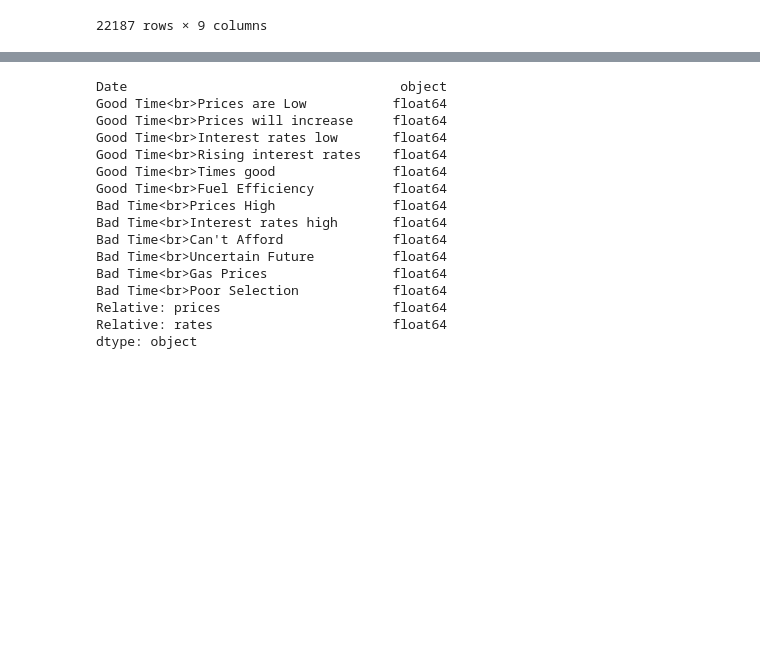
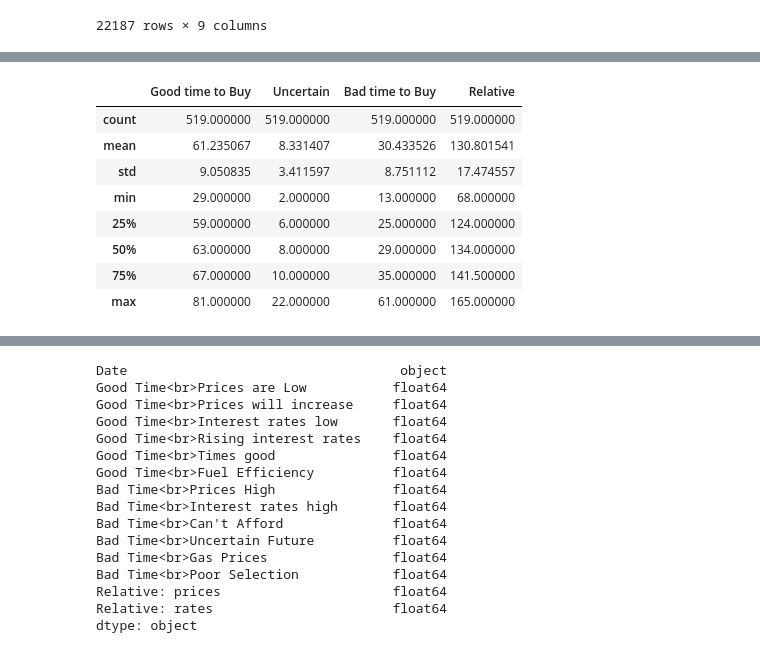
Before and after one commit to jacobdv/pantheon-of-eternity, a Jupyter notebook: Stock-Sentiment-Join.ipynb, the cells around one changed output, grey strips where cells are left out. Cells and saved outputs as stored; diff of their text form; code cells hidden in the pictures; blank space fills up the shorter version.

```diff
--- a/Stock-Sentiment-Join.ipynb
+++ b/Stock-Sentiment-Join.ipynb
@@ -50,3 +60,15 @@ auto_sentiment_df
+# %%
+auto_sentiment_df.describe()
+# %% [output]
+|  | Good time to Buy | Uncertain | Bad time to Buy | Relative |
+| count | 519.000000 | 519.000000 | 519.000000 | 519.000000 |
+| mean | 61.235067 | 8.331407 | 30.433526 | 130.801541 |
+| std | 9.050835 | 3.411597 | 8.751112 | 17.474557 |
+| min | 29.000000 | 2.000000 | 13.000000 | 68.000000 |
+| 25% | 59.000000 | 6.000000 | 25.000000 | 124.000000 |
+| 50% | 63.000000 | 8.000000 | 29.000000 | 134.000000 |
+| 75% | 67.000000 | 10.000000 | 35.000000 | 141.500000 |
+| max | 81.000000 | 22.000000 | 61.000000 | 165.000000 |
 # %%
 # File to Load
 load_sentiment_detail = "UMICH-SOC38.csv"
```
Also changed, not shown: parts of 7 cells of this notebook.
